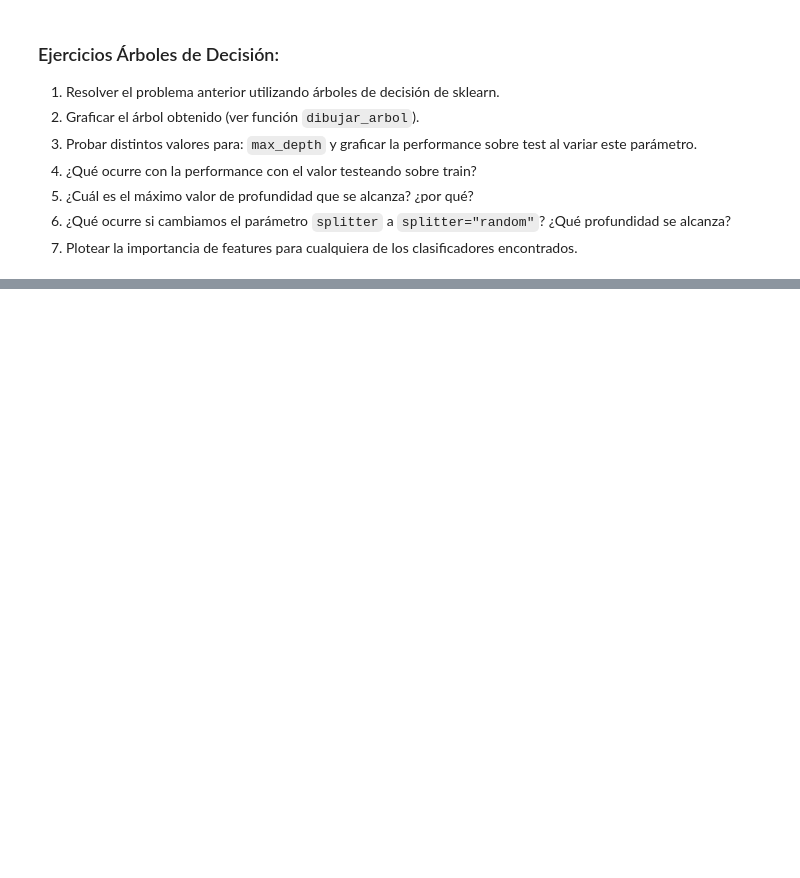
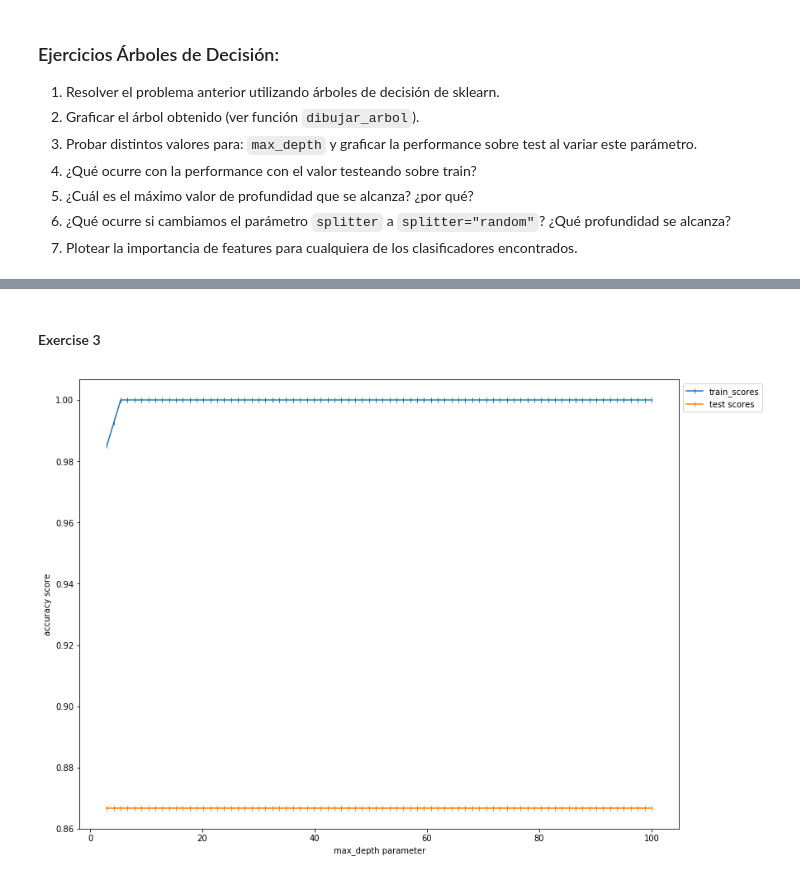
Before and after one commit to BrianBohe/aa-notebooks, a Jupyter notebook: notebook_3_arboles_de_decision_sklearn.ipynb, the cells around one changed output, grey strips where cells are left out. Drawn from its saved outputs; the diff is of its cells as text; code cells hidden in the pictures; blank space fills up the shorter version.

```diff
--- a/notebook_3_arboles_de_decision_sklearn.ipynb
+++ b/notebook_3_arboles_de_decision_sklearn.ipynb
@@ -119,0 +200,46 @@ def dibujar_arbol(clf):
+# %% [markdown]
+#### Exercise 3
+# %%
+def tree_train_test_scores_with_depth(_max_depth, _X_train, _y_train, _X_test, _y_test, _criterion='entropy', _splitter='best'):
+    _tree = DecisionTreeClassifier(max_depth=_max_depth, criterion=_criterion, splitter=_splitter)
+    _tree.fit(_X_train, _y_train)
+    return _tree, _tree.score(_X_train, _y_train), _tree.score(_X_test, _y_test)
+
+def plot_x_and_y_values(x_values, y_values, x_label, y_label):
+    plt.figure(figsize=(13,10))
+
+    for _y_values, _label in y_values:
+        plt.plot(x_values, _y_values,'|-', label=_label)
+
+    plt.legend(loc='upper left', bbox_to_anchor=(1.0, 1.0))
+
+    plt.xlabel(x_label)
+    plt.ylabel(y_label)
+
+    plt.show()
+    return
+
+def plot_tree_train_test_accuracy_score_as_max_depth_increse(depth_values, _X_train, _y_train, _X_test, _y_test, _splitter='best'):
+    train_scores = []
+    test_scores = []
+
+    for _depth in max_depth_considered:
+        _, _train_score, _test_score = tree_train_test_scores_with_depth(
+            _depth, _X_train, _y_train, _X_test, _y_test, _splitter=_splitter
+        )
+        train_scores.append(_train_score)
+        test_scores.append(_test_score)
+
+    plot_x_and_y_values(
+        depth_values,
+        [(train_scores, 'train_scores'), (test_scores, 'test scores')],
+        'max_depth parameter',
+        'accuracy score'
+    )
+
+
+max_depth_considered = np.linspace(3, 100, 80)
+
+plot_tree_train_test_accuracy_score_as_max_depth_increse(max_depth_considered, X_train, y_train, X_test, y_test)
+# %% [output]
+[figure, added]
```
Also changed, not shown: parts of 19 cells of this notebook.
